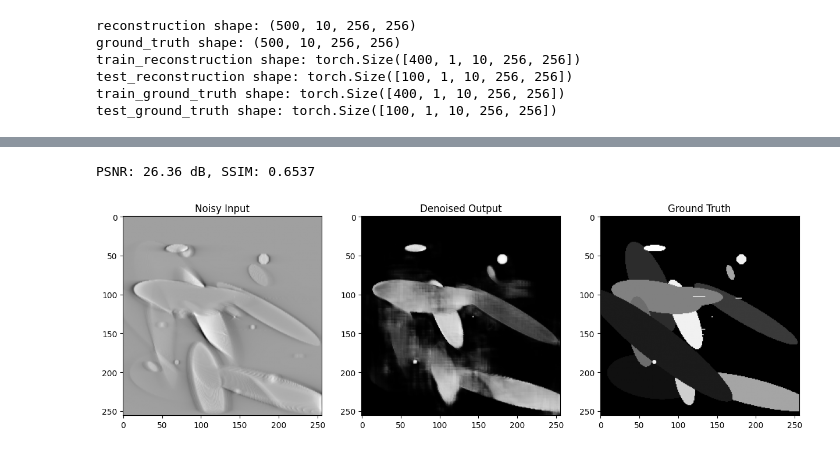
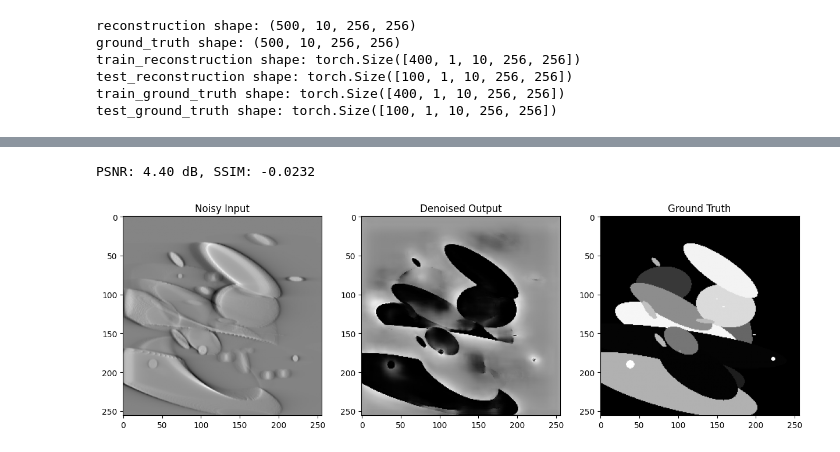
Before and after one commit to federicoaugelli/3D_Feldkamp_Denoising_Tomosynthesis, a Jupyter notebook: src/train.ipynb, the cells around one changed output, grey strips where cells are left out. Drawn from its saved outputs; the diff is of its cells as text; code cells hidden in the pictures.

```diff
--- a/src/train.ipynb
+++ b/src/train.ipynb
@@ -98,7 +87,7 @@ test_dataset = TensorDataset(test_reconstruction, test_ground_truth)
 test_loader = DataLoader(test_dataset, batch_size=1, shuffle=False)
 
 criterion = Loss()
-optimizer = optim.Adam(model.parameters(), lr=0.0001)
+optimizer = optim.AdamW(model.parameters(), lr=1e-4, weight_decay=1e-6)
 # %%
 device = torch.device("cuda" if torch.cuda.is_available() else "cpu")
 model.to(device)
@@ -150,39 +139,40 @@ Epoch 20, Train Loss: 0.1698, Val Loss: 0.2734
 # %%
 model.eval()
+i = 2
 with torch.no_grad():
     # Select a test volume
-    test_input = test_reconstruction[6:7].to(device)
+    test_input = test_reconstruction[i:i+1].to(device)
     test_output = model(test_input)
-    test_target = test_ground_truth[6:7].to(device)
+    test_target = test_ground_truth[i:i+1].to(device)
 
     # Convert to numpy
     input_slice = test_input.squeeze().cpu().numpy()[5]  # Middle slice (D/2)
     output_slice = test_output.squeeze().cpu().numpy()[5]
     target_slice = test_target.squeeze().cpu().numpy()[5]
 
     # Compute metrics
     from skimage.metrics import peak_signal_noise_ratio as psnr, structural_similarity as ssim
     #p = psnr(target_slice, output_slice, data_range=1.0)
     ssim = ssim(target_slice, output_slice, data_range=1.0)
 
     psnr = PSNR(target_slice, output_slice)
     #ssim = SSIM(target_slice, output_slice)
 
     print(f"PSNR: {psnr:.2f} dB, SSIM: {ssim:.4f}")
 
     # Plot
     import matplotlib.pyplot as plt
     plt.figure(figsize=(15, 5))
     plt.subplot(1, 3, 1)
     plt.imshow(input_slice, cmap='gray')
     plt.title("Noisy Input")
     plt.subplot(1, 3, 2)
     plt.imshow(output_slice, cmap='gray')
     plt.title("Denoised Output")
     plt.subplot(1, 3, 3)
     plt.imshow(target_slice, cmap='gray')
     plt.title("Ground Truth")
     plt.show()
 # %% [output]
-PSNR: 26.36 dB, SSIM: 0.6537
+PSNR: 4.40 dB, SSIM: -0.0232
-[figure, old version]
+[figure, new version]
```
Also changed, not shown: parts of 4 cells of this notebook, 6 other files.
